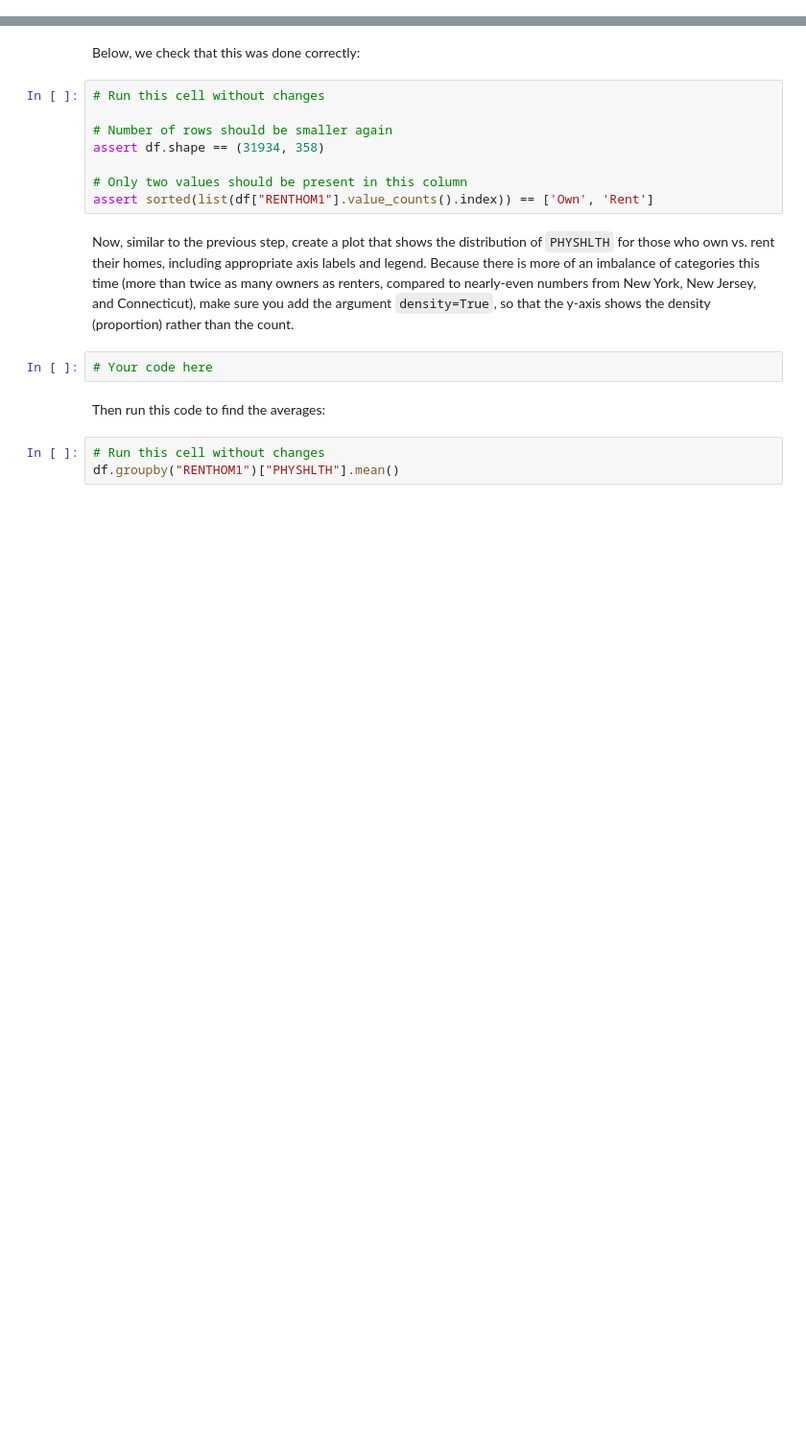
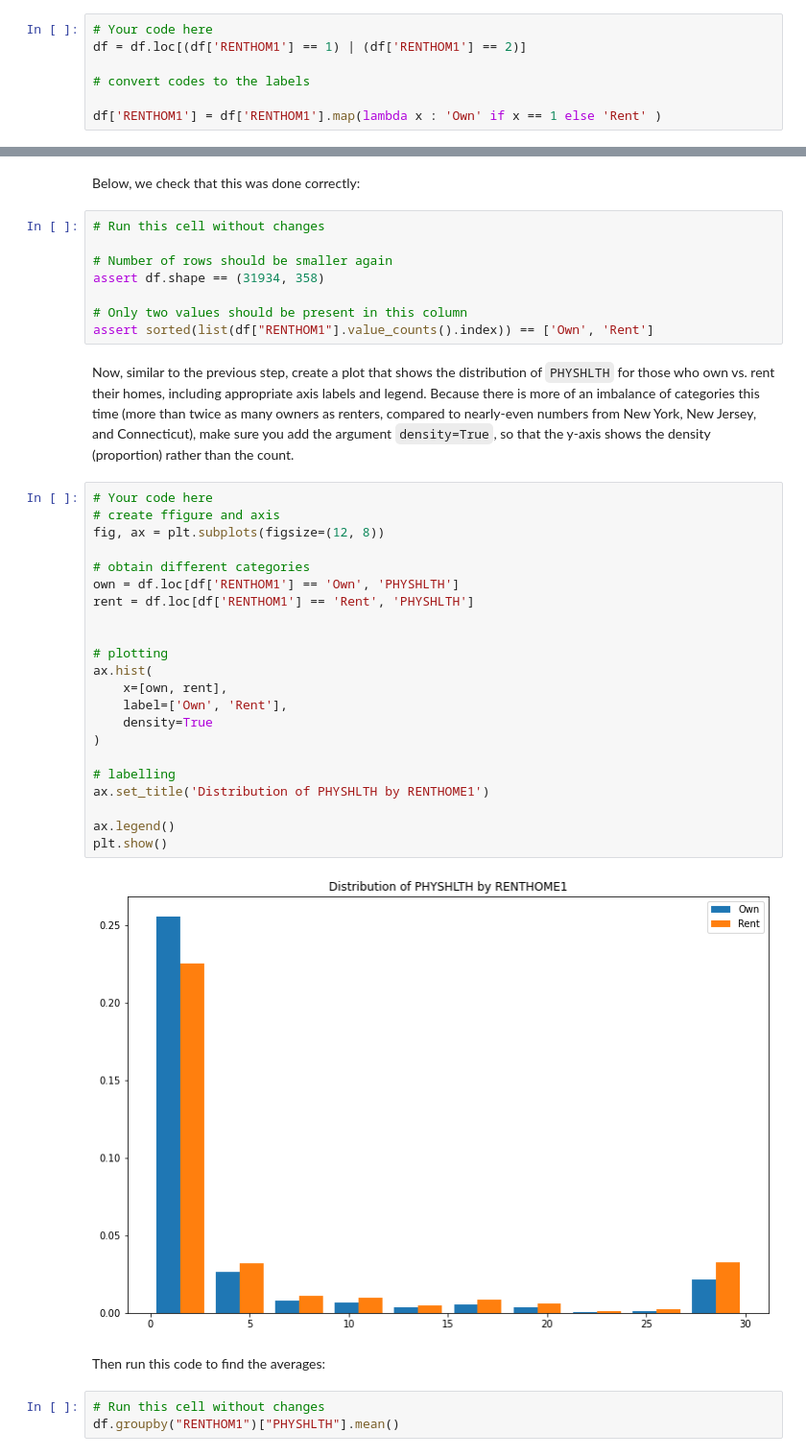
Before and after one commit to koechsandy/dsc-hypothesis-testing-lab, a Jupyter notebook: index.ipynb, the cells around one changed output, grey strips where cells are left out. Shown at 96% size. Drawn from its saved outputs; the diff is of its cells as text; blank space fills up the shorter version.

```diff
--- a/index.ipynb
+++ b/index.ipynb
@@ -329,0 +338,7 @@ In the cell below, modify `df` so that we have dropped all records where the `RE
+# %%
+# Your code here
+df = df.loc[(df['RENTHOM1'] == 1) | (df['RENTHOM1'] == 2)]
+
+# convert codes to the labels
+
+df['RENTHOM1'] = df['RENTHOM1'].map(lambda x : 'Own' if x == 1 else 'Rent' )
@@ -342,8 +367,30 @@ assert df.shape == (31934, 358)
 assert sorted(list(df["RENTHOM1"].value_counts().index)) == ['Own', 'Rent']
 # %% [markdown]
 Now, similar to the previous step, create a plot that shows the distribution of `PHYSHLTH` for those who own vs. rent their homes, including appropriate axis labels and legend. Because there is more of an imbalance of categories this time (more than twice as many owners as renters, compared to nearly-even numbers from New York, New Jersey, and Connecticut), make sure you add the argument `density=True`, so that the y-axis shows the density (proportion) rather than the count.
-# %%
-# Your code here
+# %%
+# Your code here
+# create ffigure and axis
+fig, ax = plt.subplots(figsize=(12, 8))
+
+# obtain different categories
+own = df.loc[df['RENTHOM1'] == 'Own', 'PHYSHLTH']
+rent = df.loc[df['RENTHOM1'] == 'Rent', 'PHYSHLTH']
+
+
+# plotting
+ax.hist(
+    x=[own, rent],
+    label=['Own', 'Rent'],
+    density=True
+)
+
+# labelling
+ax.set_title('Distribution of PHYSHLTH by RENTHOME1')
+
+ax.legend()
+plt.show()
+# %% [output]
+[figure, added]
 # %% [markdown]
 Then run this code to find the averages:
 # %%
```
Also changed, not shown: parts of 16 cells of this notebook.
